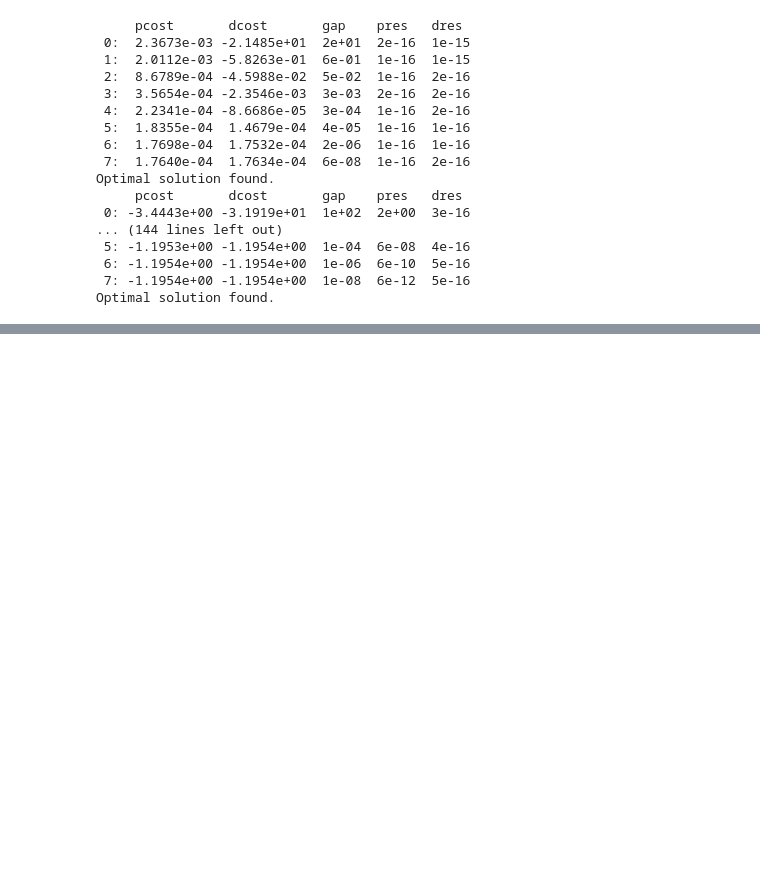
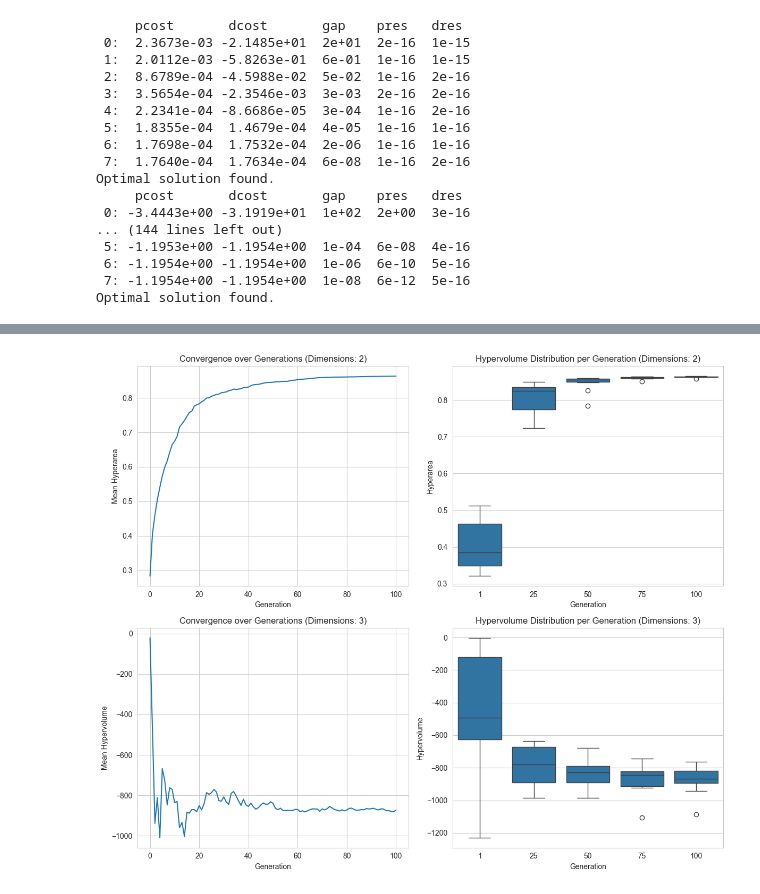
Before and after one commit to MatTheTab/MOO, a Jupyter notebook: Script2.ipynb, the cells around one changed output, grey strips where cells are left out. Drawn from its saved outputs; the diff is of its cells as text; code cells hidden in the pictures; blank space fills up the shorter version.

```diff
--- a/Script2.ipynb
+++ b/Script2.ipynb
@@ -578,0 +727,4 @@ GER.plot_hypervolume_vs_population_size_vs_generations()
+# %%
+GER.plot_convergence()
+# %% [output]
+[figure, added]
```
Also changed, not shown: parts of 13 cells of this notebook.
